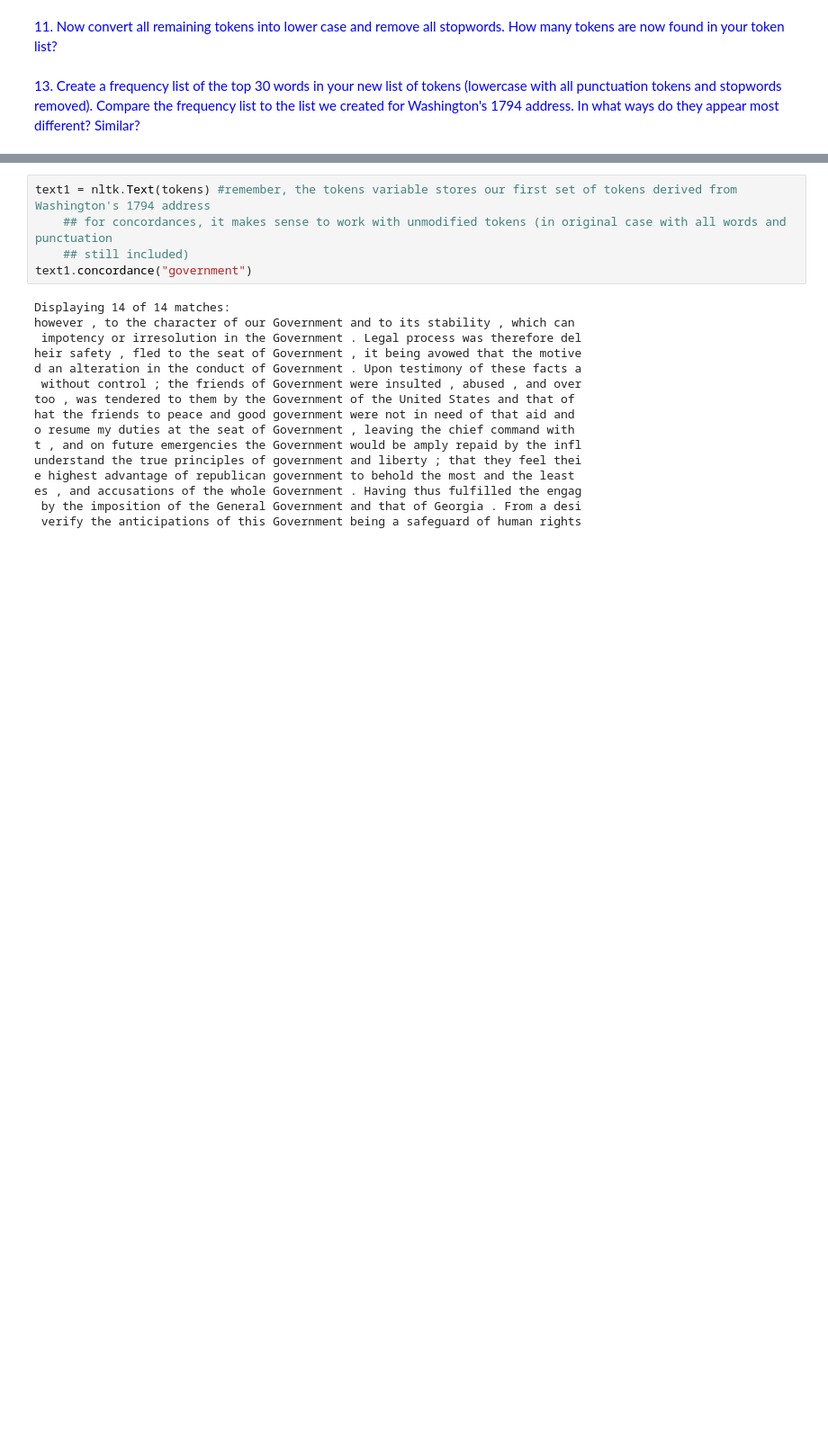
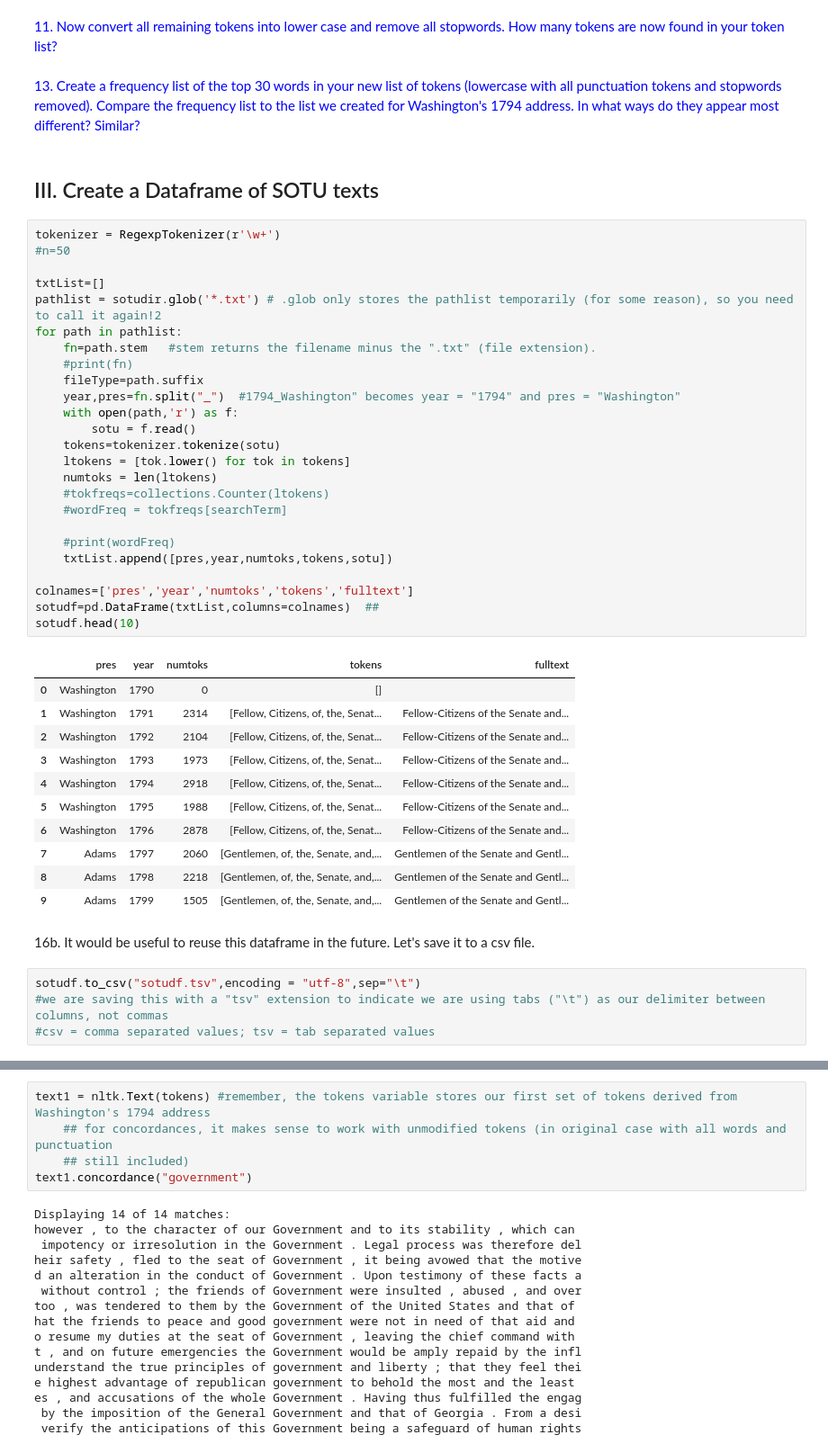
Before and after one commit to Dartmouth-Libraries/Word-Counts, a Jupyter notebook: W23b_PythonTA2_CountingWords-Copy1.ipynb, the cells around one changed output, grey strips where cells are left out. Shown at 90% size. Cells and saved outputs as stored; diff of their text form; blank space fills up the shorter version.

```diff
--- a/W23b_PythonTA2_CountingWords-Copy1.ipynb
+++ b/W23b_PythonTA2_CountingWords-Copy1.ipynb
@@ -249,3 +249,48 @@ Now our most common 50 tokens (after removing stop words) are: [('states', 19),
 <p style='color:blue'>11. Now convert all remaining tokens into lower case and remove all stopwords. How many tokens are now found in your token list?</p>
 # %% [markdown]
 <p style='color:blue'>13. Create a frequency list of the top 30 words in your new list of tokens (lowercase with all punctuation tokens and stopwords removed). Compare the frequency list to the list we created for Washington's 1794 address. In what ways do they appear most different? Similar?</p>
+# %% [markdown]
+## III. Create a Dataframe of SOTU texts
+# %%
+tokenizer = RegexpTokenizer(r'\w+')
+#n=50
+
+txtList=[]
+pathlist = sotudir.glob('*.txt') # .glob only stores the pathlist temporarily (for some reason), so you need to call it again!2
+for path in pathlist:
+    fn=path.stem   #stem returns the filename minus the ".txt" (file extension).
+    #print(fn)
+    fileType=path.suffix
+    year,pres=fn.split("_")  #1794_Washington" becomes year = "1794" and pres = "Washington"
+    with open(path,'r') as f:
+        sotu = f.read()
+    tokens=tokenizer.tokenize(sotu)
+    ltokens = [tok.lower() for tok in tokens]
+    numtoks = len(ltokens)
+    #tokfreqs=collections.Counter(ltokens)
+    #wordFreq = tokfreqs[searchTerm]
+
+    #print(wordFreq)
+    txtList.append([pres,year,numtoks,tokens,sotu])
+
+colnames=['pres','year','numtoks','tokens','fulltext']
+sotudf=pd.DataFrame(txtList,columns=colnames)  ##
+sotudf.head(10)
+# %% [output]
+|  | pres | year | numtoks | tokens | fulltext |
+| 0 | Washington | 1790 | 0 | [] |  |
+| 1 | Washington | 1791 | 2314 | [Fellow, Citizens, of, the, Senat... | Fellow-Citizens of the Senate and... |
+| 2 | Washington | 1792 | 2104 | [Fellow, Citizens, of, the, Senat... | Fellow-Citizens of the Senate and... |
+| 3 | Washington | 1793 | 1973 | [Fellow, Citizens, of, the, Senat... | Fellow-Citizens of the Senate and... |
+| 4 | Washington | 1794 | 2918 | [Fellow, Citizens, of, the, Senat... | Fellow-Citizens of the Senate and... |
+| 5 | Washington | 1795 | 1988 | [Fellow, Citizens, of, the, Senat... | Fellow-Citizens of the Senate and... |
+| 6 | Washington | 1796 | 2878 | [Fellow, Citizens, of, the, Senat... | Fellow-Citizens of the Senate and... |
+| 7 | Adams | 1797 | 2060 | [Gentlemen, of, the, Senate, and,... | Gentlemen of the Senate and Gentl... |
+| 8 | Adams | 1798 | 2218 | [Gentlemen, of, the, Senate, and,... | Gentlemen of the Senate and Gentl... |
+| 9 | Adams | 1799 | 1505 | [Gentlemen, of, the, Senate, and,... | Gentlemen of the Senate and Gentl... |
+# %% [markdown]
+16b. It would be useful to reuse this dataframe in the future. Let's save it to a csv file.
+# %%
+sotudf.to_csv("sotudf.tsv",encoding = "utf-8",sep="\t")
+#we are saving this with a "tsv" extension to indicate we are using tabs ("\t") as our delimiter between columns, not commas
+#csv = comma separated values; tsv = tab separated values
```
Also changed, not shown: parts of 12 cells of this notebook, 1 other file.
